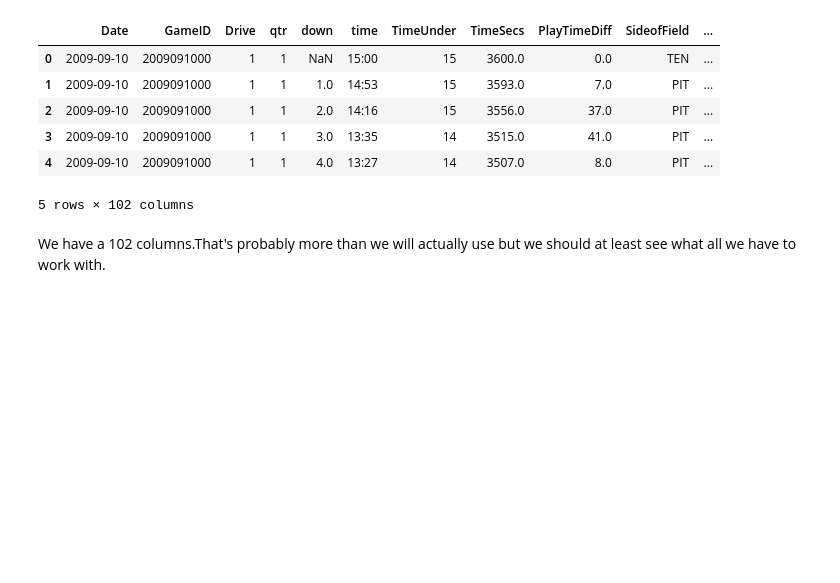
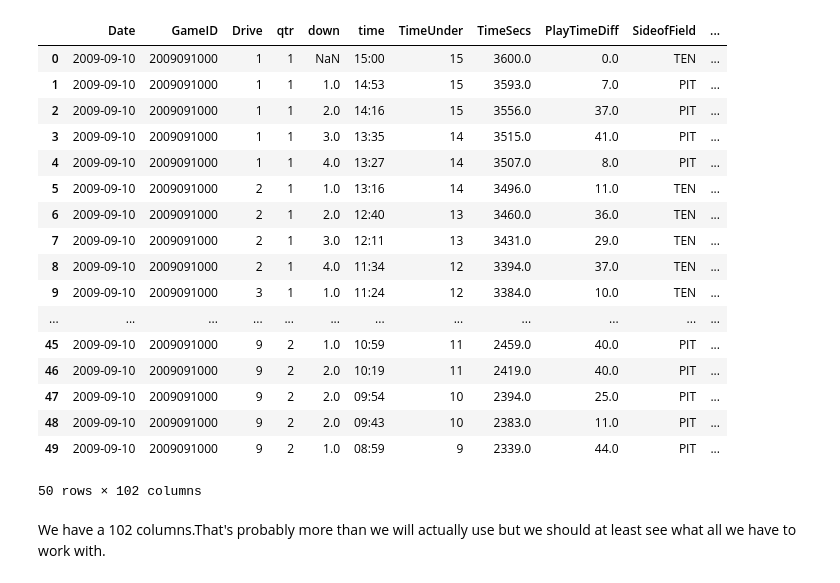
Before and after one commit to Mitchel-Smith/ITCS6162, a Jupyter notebook: NFL2016Analysis.ipynb, the cells around one changed output. Saved outputs shown, nothing was run; the diff lists cells and outputs as text; code cells hidden in the pictures; blank space fills up the shorter version.

```diff
--- a/NFL2016Analysis.ipynb
+++ b/NFL2016Analysis.ipynb
@@ -6,15 +7,26 @@ import seaborn as sns
 NFL2016 = pd.read_csv("./NFLPlaybyPlay2009-2016(v3).csv", low_memory=False)
 # %%
 #Let's get an idea of what the data looks like
-NFL2016.head()
+NFL2016.head(50)
 # %% [output]
 |  | Date | GameID | Drive | qtr | down | time | TimeUnder | TimeSecs | PlayTimeDiff | SideofField | ... |
 | 0 | 2009-09-10 | 2009091000 | 1 | 1 | NaN | 15:00 | 15 | 3600.0 | 0.0 | TEN | ... |
 | 1 | 2009-09-10 | 2009091000 | 1 | 1 | 1.0 | 14:53 | 15 | 3593.0 | 7.0 | PIT | ... |
 | 2 | 2009-09-10 | 2009091000 | 1 | 1 | 2.0 | 14:16 | 15 | 3556.0 | 37.0 | PIT | ... |
 | 3 | 2009-09-10 | 2009091000 | 1 | 1 | 3.0 | 13:35 | 14 | 3515.0 | 41.0 | PIT | ... |
 | 4 | 2009-09-10 | 2009091000 | 1 | 1 | 4.0 | 13:27 | 14 | 3507.0 | 8.0 | PIT | ... |
+| 5 | 2009-09-10 | 2009091000 | 2 | 1 | 1.0 | 13:16 | 14 | 3496.0 | 11.0 | TEN | ... |
+| 6 | 2009-09-10 | 2009091000 | 2 | 1 | 2.0 | 12:40 | 13 | 3460.0 | 36.0 | TEN | ... |
+| 7 | 2009-09-10 | 2009091000 | 2 | 1 | 3.0 | 12:11 | 13 | 3431.0 | 29.0 | TEN | ... |
+| 8 | 2009-09-10 | 2009091000 | 2 | 1 | 4.0 | 11:34 | 12 | 3394.0 | 37.0 | TEN | ... |
+| 9 | 2009-09-10 | 2009091000 | 3 | 1 | 1.0 | 11:24 | 12 | 3384.0 | 10.0 | TEN | ... |
+| ... | ... | ... | ... | ... | ... | ... | ... | ... | ... | ... | ... |
+| 45 | 2009-09-10 | 2009091000 | 9 | 2 | 1.0 | 10:59 | 11 | 2459.0 | 40.0 | PIT | ... |
+| 46 | 2009-09-10 | 2009091000 | 9 | 2 | 2.0 | 10:19 | 11 | 2419.0 | 40.0 | PIT | ... |
+| 47 | 2009-09-10 | 2009091000 | 9 | 2 | 2.0 | 09:54 | 10 | 2394.0 | 25.0 | PIT | ... |
+| 48 | 2009-09-10 | 2009091000 | 9 | 2 | 2.0 | 09:43 | 10 | 2383.0 | 11.0 | PIT | ... |
+| 49 | 2009-09-10 | 2009091000 | 9 | 2 | 1.0 | 08:59 | 9 | 2339.0 | 44.0 | PIT | ... |
-5 rows × 102 columns
+50 rows × 102 columns
 # %% [markdown]
 We have a 102 columns.That's probably more than we will actually use but we should at least see what all we have to work with.
 # %%
```
Also changed, not shown: parts of 12 cells of this notebook.
